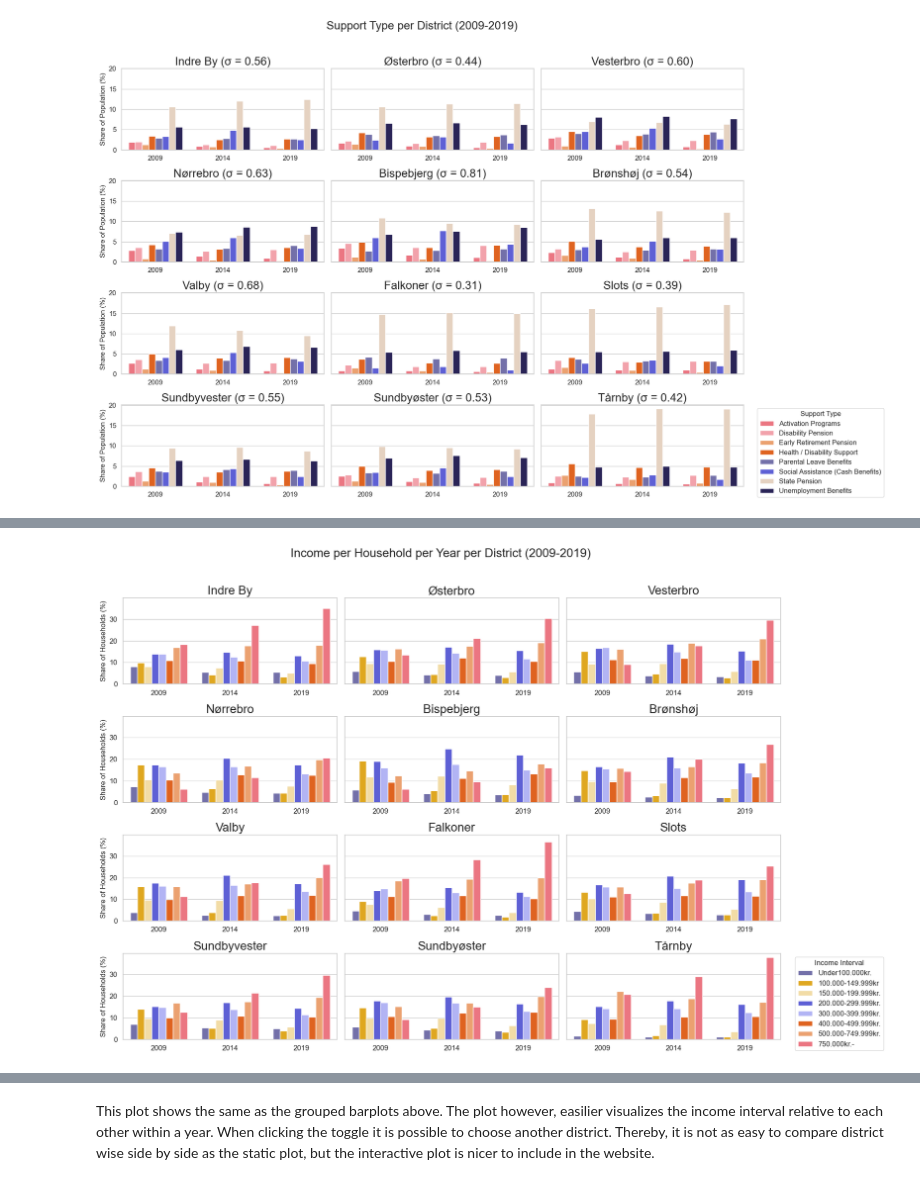
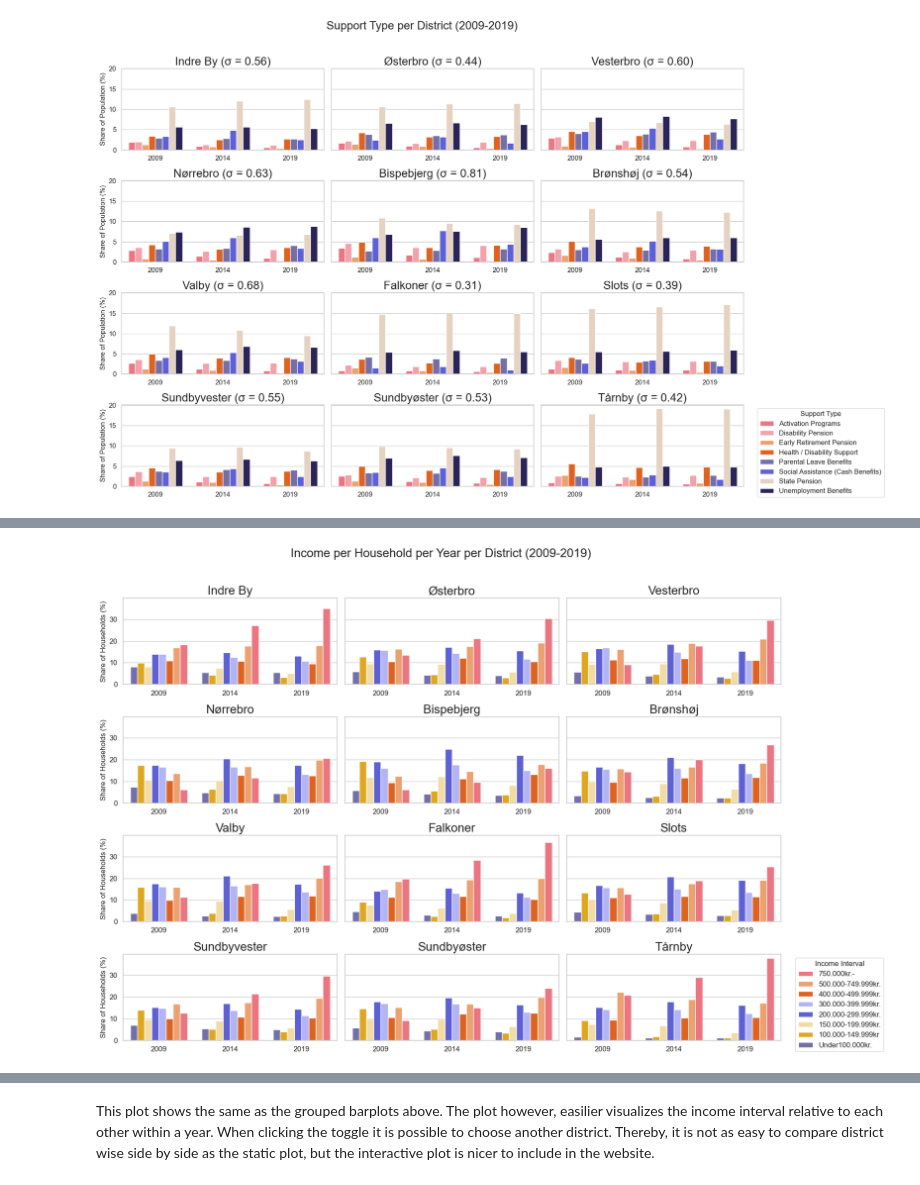
Before and after one commit to johannefranck/SocialData2025_FinalProject, a Jupyter notebook: Explainer_notebook.ipynb, the cells around one changed output, grey strips where cells are left out. Saved outputs shown, nothing was run; the diff lists cells and outputs as text; code cells hidden in the pictures.

```diff
--- a/Explainer_notebook.ipynb
+++ b/Explainer_notebook.ipynb
@@ -1501,43 +1503,43 @@ df_grouped = df_income_filtered.groupby(['Year', 'IncomeMetric', 'District'], ob
 
 # Normalize to percentages within each district and year
 df_grouped['Percentage'] = df_grouped.groupby(['Year', 'District'])['Value'].transform(lambda x: 100 * x / x.sum())
-# %%
-# This is a static, seaborn plot
-sns.set_theme(style="whitegrid", font="Arial")
-
-# Ensure districts in data match the desired order
-districts = [d for d in const_order if d in df_grouped['District'].unique()]
-fig, axes = plt.subplots(4, 3, figsize=(16, 12), sharey=True)
-axes = axes.flatten()
-
-# Apply custom colors
-palette = dict(zip(income_brackets, expanded_theme_colors[1:1+len(income_brackets)]))
-
-# Plot per district
-for idx, district in enumerate(districts):
-    ax = axes[idx]
-    df_district = df_grouped[df_grouped['District'] == district]
-    sns.barplot(
-        data=df_district,
-        x='Year',
-        y='Percentage',
-        hue='IncomeMetric',
-        order=sorted(df_district['Year'].unique()),
-        hue_order=income_brackets,
-        errorbar=None,
-        palette=palette,
-        ax=ax
-    )
-    ax.set_title(district, fontsize=20, fontname='Arial')
-    ax.set_xlabel('')
-    ax.set_ylabel('Share of Households (%)', fontsize=12)
-    ax.tick_params(axis='both', labelsize=12)
-    ax.legend_.remove()
-
-fig.suptitle('Income per Household per Year per District (2009-2019)', fontsize=20, fontname='Arial')
-plt.tight_layout(rect=[0, 0, 1, 0.96])
-plt.legend(title='Income Interval', bbox_to_anchor=(1.05, 1), loc='upper left', fontsize=12, title_fontsize=12)
-plt.show()
-# %% [output]
-[figure, removed]
+# %%
+# This is a static, seaborn plot
+sns.set_theme(style="whitegrid", font="Arial")
+
+# Ensure districts in data match the desired order
+districts = [d for d in const_order if d in df_grouped['District'].unique()]
+fig, axes = plt.subplots(4, 3, figsize=(16, 12), sharey=True)
+axes = axes.flatten()
+
+# Apply custom colors
+palette = dict(zip(income_brackets, expanded_theme_colors[1:1+len(income_brackets)]))
+
+# Plot per district
+for idx, district in enumerate(districts):
+    ax = axes[idx]
+    df_district = df_grouped[df_grouped['District'] == district]
+    sns.barplot(
+        data=df_district,
+        x='Year',
+        y='Percentage',
+        hue='IncomeMetric',
+        order=sorted(df_district['Year'].unique()),
+        hue_order=income_brackets,
+        errorbar=None,
+        palette=palette,
+        ax=ax
+    )
+    ax.set_title(district, fontsize=20, fontname='Arial')
+    ax.set_xlabel('')
+    ax.set_ylabel('Share of Households (%)', fontsize=12)
+    ax.tick_params(axis='both', labelsize=12)
+    ax.legend_.remove()
+
+fig.suptitle('Income per Household per Year per District (2009-2019)', fontsize=20, fontname='Arial')
+plt.tight_layout(rect=[0, 0, 1, 0.96])
+plt.legend(*[x[::-1] for x in axes[0].get_legend_handles_labels()], title='Income Interval', bbox_to_anchor=(1.05, 1), loc='upper left', fontsize=12, title_fontsize=12)
+plt.show()
+# %% [output]
+[figure, added]
 # %% [markdown]
```
Also changed, not shown: parts of 14 cells of this notebook, 34 other files.
